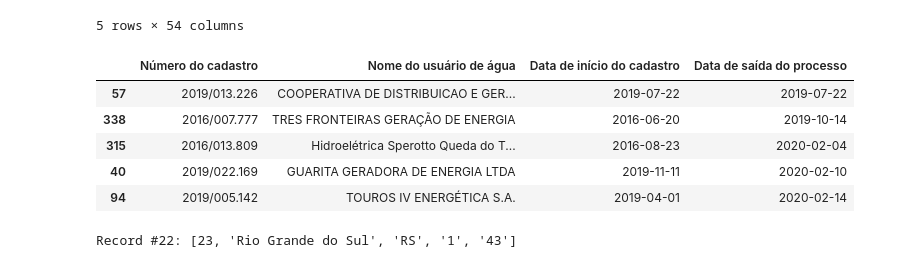
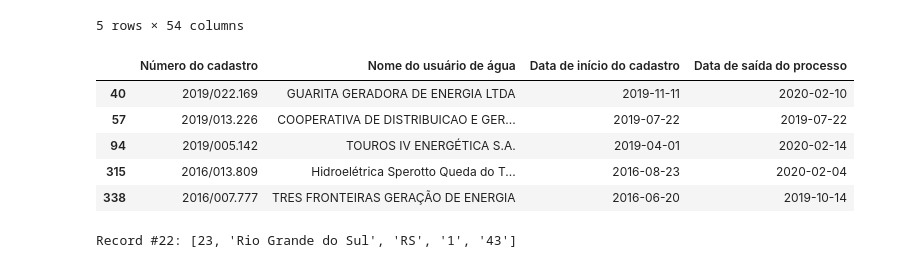
Before and after one commit to robertorolo/KML_from_SIOUT_csv, a Jupyter notebook: KML_SIOUT.ipynb, the cells around one changed output. Drawn from its saved outputs; the diff is of its cells as text; code cells hidden in the pictures.

```diff
--- a/KML_SIOUT.ipynb
+++ b/KML_SIOUT.ipynb
@@ -33,15 +33,17 @@ df_filtrado.head()
 # %%
 aguardando = df_filtrado[df_filtrado['Status'] == 'Aguardando análise'][['Número do cadastro', 'Nome do usuário de água', 'Data de início do cadastro', 'Data de saída do processo']]
 aguardando['Data de saída do processo'] = pd.to_datetime(aguardando['Data de saída do processo'], dayfirst=True)
 aguardando['Data de início do cadastro'] = pd.to_datetime(aguardando['Data de início do cadastro'], dayfirst=True)
 aguardando.sort_values('Data de saída do processo')
+aguardando.to_csv('aguardando_analise.csv', index=False)
+aguardando
 # %% [output]
 |  | Número do cadastro | Nome do usuário de água | Data de início do cadastro | Data de saída do processo |
+| 40 | 2019/022.169 | GUARITA GERADORA DE ENERGIA LTDA | 2019-11-11 | 2020-02-10 |
 | 57 | 2019/013.226 | COOPERATIVA DE DISTRIBUICAO E GER... | 2019-07-22 | 2019-07-22 |
+| 94 | 2019/005.142 | TOUROS IV ENERGÉTICA S.A. | 2019-04-01 | 2020-02-14 |
+| 315 | 2016/013.809 | Hidroelétrica Sperotto Queda do T... | 2016-08-23 | 2020-02-04 |
 | 338 | 2016/007.777 | TRES FRONTEIRAS GERAÇÃO DE ENERGIA | 2016-06-20 | 2019-10-14 |
-| 315 | 2016/013.809 | Hidroelétrica Sperotto Queda do T... | 2016-08-23 | 2020-02-04 |
-| 40 | 2019/022.169 | GUARITA GERADORA DE ENERGIA LTDA | 2019-11-11 | 2020-02-10 |
-| 94 | 2019/005.142 | TOUROS IV ENERGÉTICA S.A. | 2019-04-01 | 2020-02-14 |
 # %%
 shp_path = "estados_2010.shp"
 sf = shp.Reader(shp_path)
```
Also changed, not shown: 4 other files.
